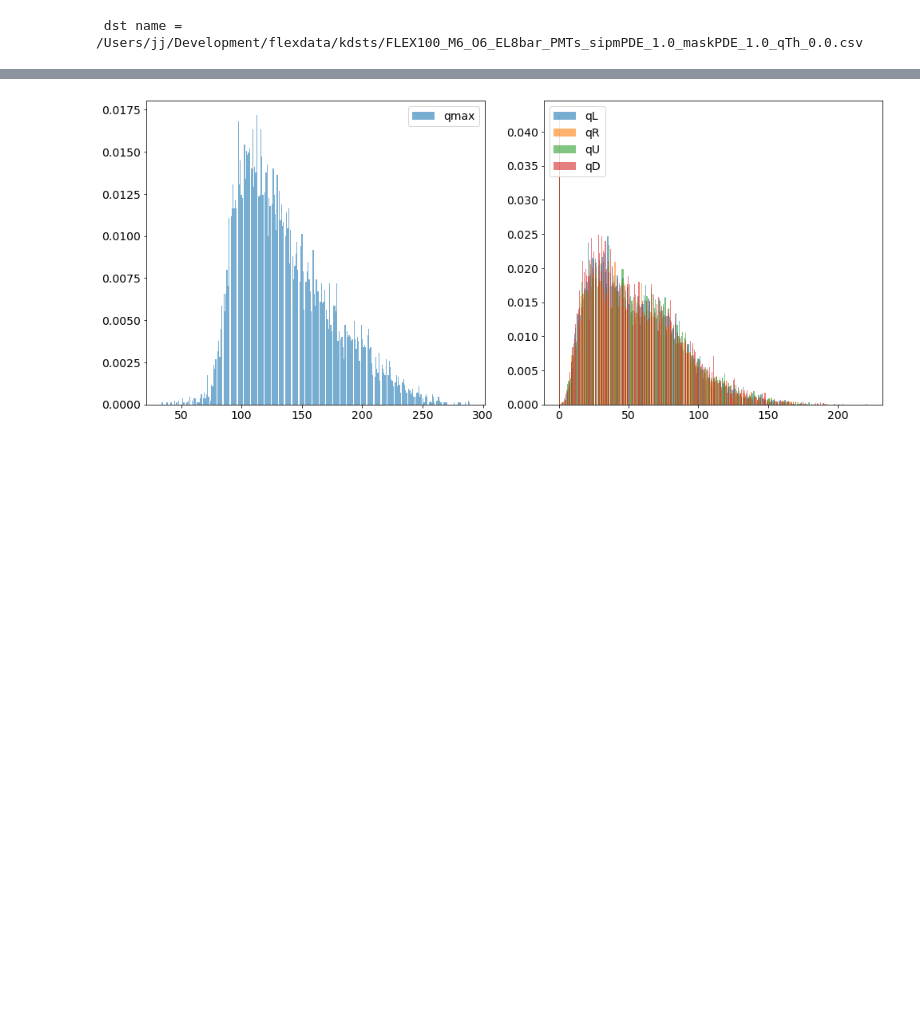
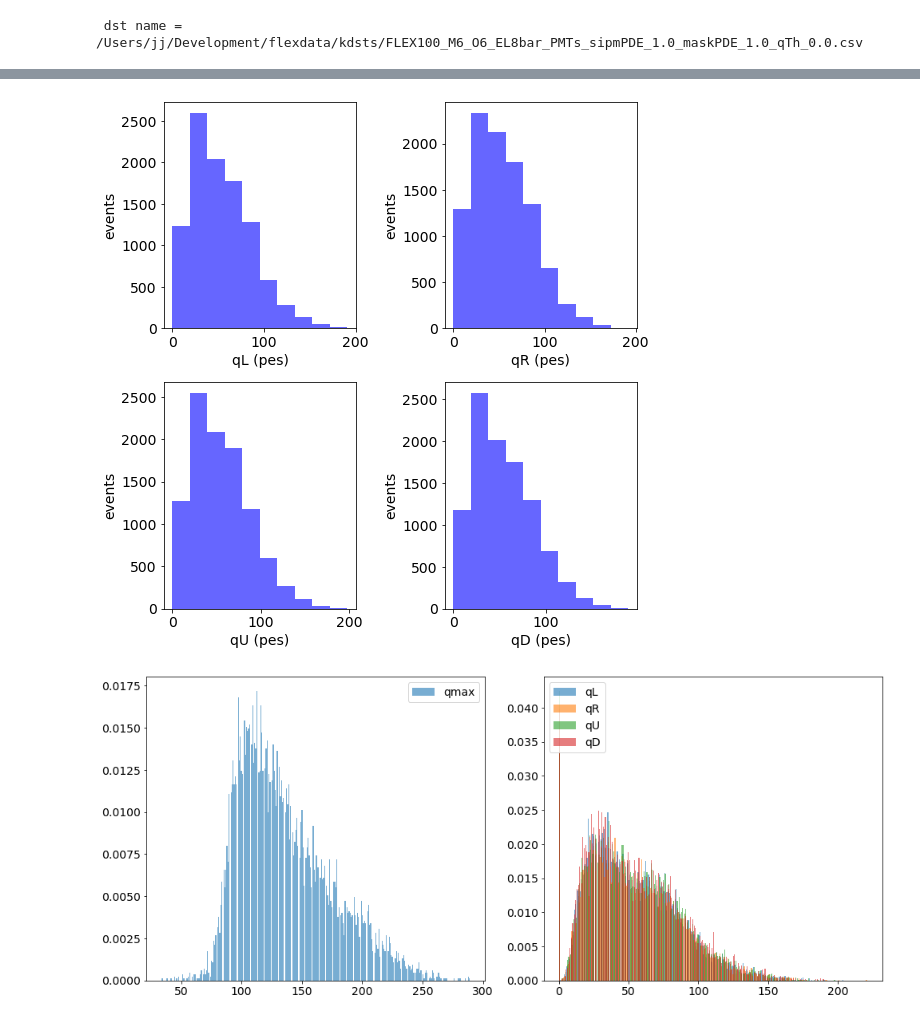
Before and after one commit to jjgomezcadenas/NextFlex, a Jupyter notebook: NB/kr_dst_pmts.ipynb, the cells around one changed output, grey strips where cells are left out. Cells and saved outputs as stored; diff of their text form; code cells hidden in the pictures; blank space fills up the shorter version.

```diff
--- a/NB/kr_dst_pmts.ipynb
+++ b/NB/kr_dst_pmts.ipynb
@@ -394,3 +408,17 @@ krdst7 = pd.read_csv(ofile)
+# %%
+histos_df(krdst7,
+          vars    = ('qL','qR','qU','qD'),
+          varmins = 4 * [0],
+          varmaxs = 4 * [200],
+          xlabels = ['qL (pes)','qR (pes)','qU (pes)','qD (pes)'],
+          ylabels = 4 * ['events'],
+          bins    = 4 * [10],
+          alphas  = 4 * [0.6],
+          colors  = 4 * ['b'],
+          splt    = (2,2),
+          figsize = (8,8))
+# %% [output]
+[figure, added]
 # %%
 q_sipm(krdst7,  bins=300, figsize=(14,6), alpha=0.6)
 # %% [output]
```
Also changed, not shown: parts of 3 cells of this notebook.
